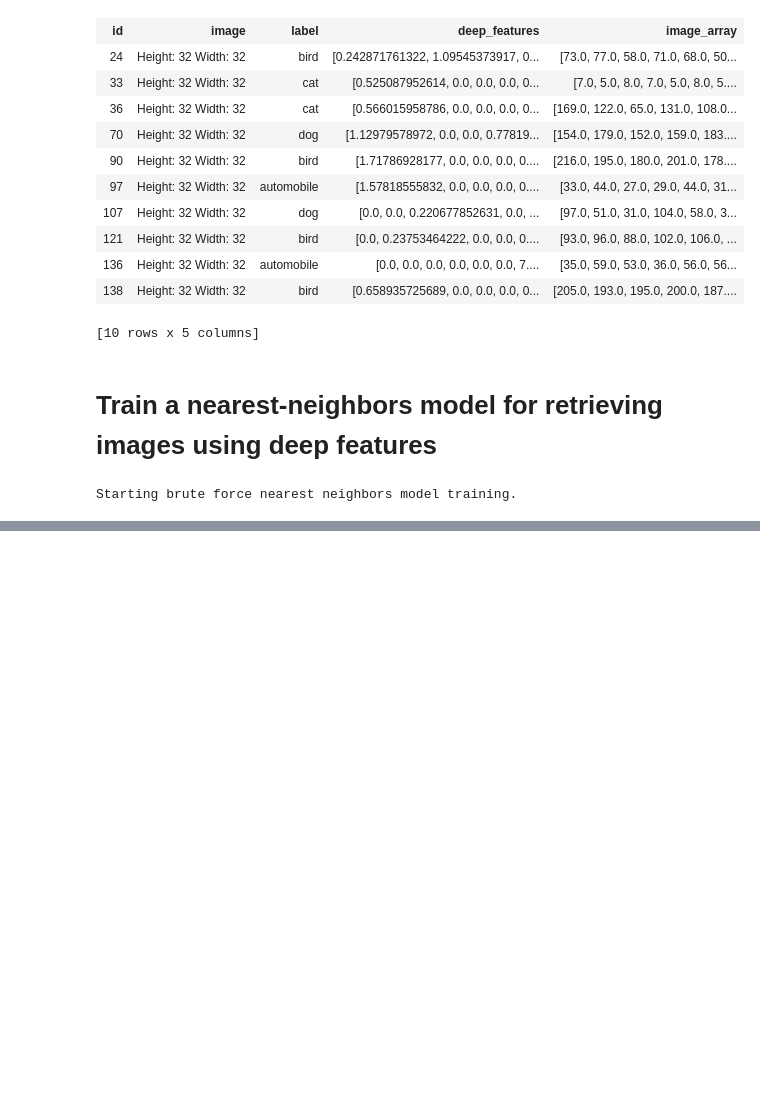
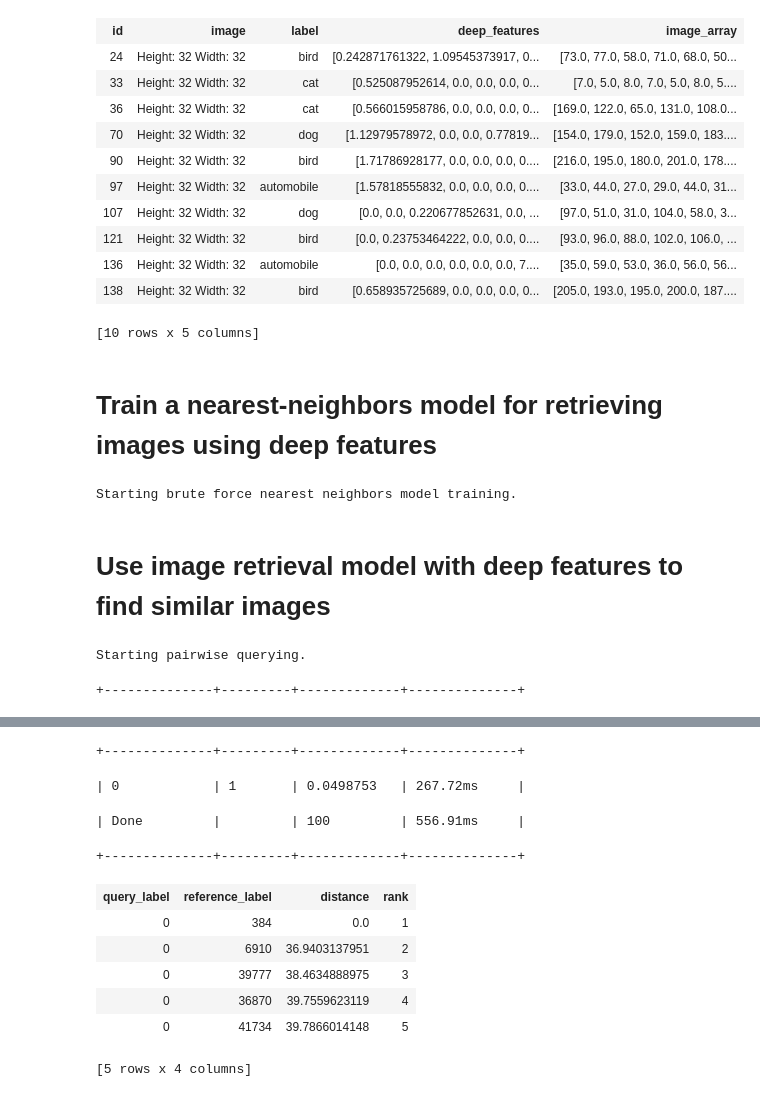
Before and after one commit to wilsonjr/MachineLearningCourse, a Jupyter notebook: ml-foundations/deep_learning/image_retrieval.ipynb, the cells around one changed output, grey strips where cells are left out. Drawn from its saved outputs; the diff is of its cells as text; code cells hidden in the pictures; blank space fills up the shorter version.

Commit message:
Querying the nearest neighbors model to retrieve images

```diff
--- a/ml-foundations/deep_learning/image_retrieval.ipynb
+++ b/ml-foundations/deep_learning/image_retrieval.ipynb
@@ -28,3 +28,5 @@ image_train.head()
 knn_model = graphlab.nearest_neighbors.create(image_train, features=['deep_features'], label='id')
 # %% [output]
 Starting brute force nearest neighbors model training.
+# %% [markdown]
+# Use image retrieval model with deep features to find similar images
@@ -30,0 +37,5 @@ Starting brute force nearest neighbors model training.
+# %%
+knn_model.query(cat)
+# %% [output]
+Starting pairwise querying.
++--------------+---------+-------------+--------------+
@@ -30,0 +43,11 @@ Starting brute force nearest neighbors model training.
++--------------+---------+-------------+--------------+
+| 0            | 1       | 0.0498753   | 267.72ms     |
+| Done         |         | 100         | 556.91ms     |
++--------------+---------+-------------+--------------+
+| query_label | reference_label | distance | rank |
+| 0 | 384 | 0.0 | 1 |
+| 0 | 6910 | 36.9403137951 | 2 |
+| 0 | 39777 | 38.4634888975 | 3 |
+| 0 | 36870 | 39.7559623119 | 4 |
+| 0 | 41734 | 39.7866014148 | 5 |
+[5 rows x 4 columns]
```
Also changed, not shown: parts of 6 cells of this notebook.
